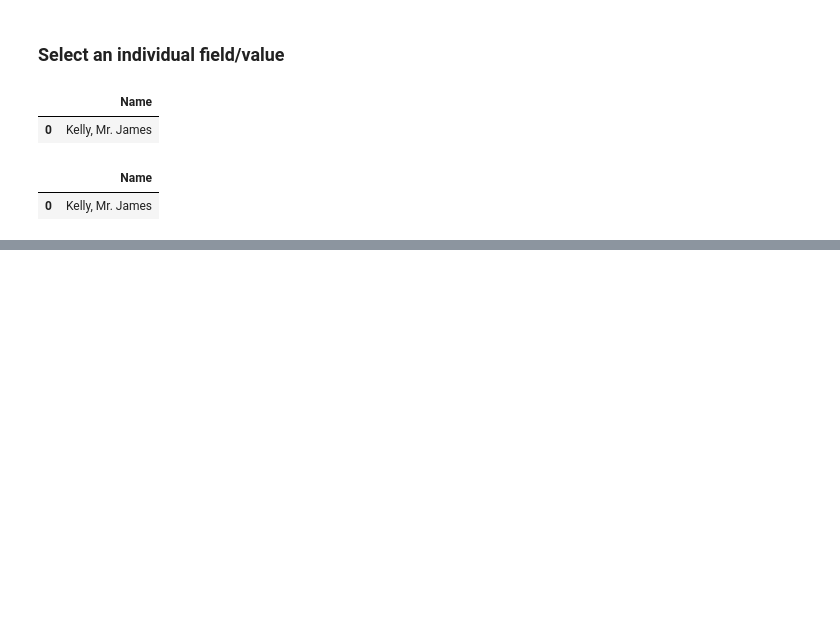
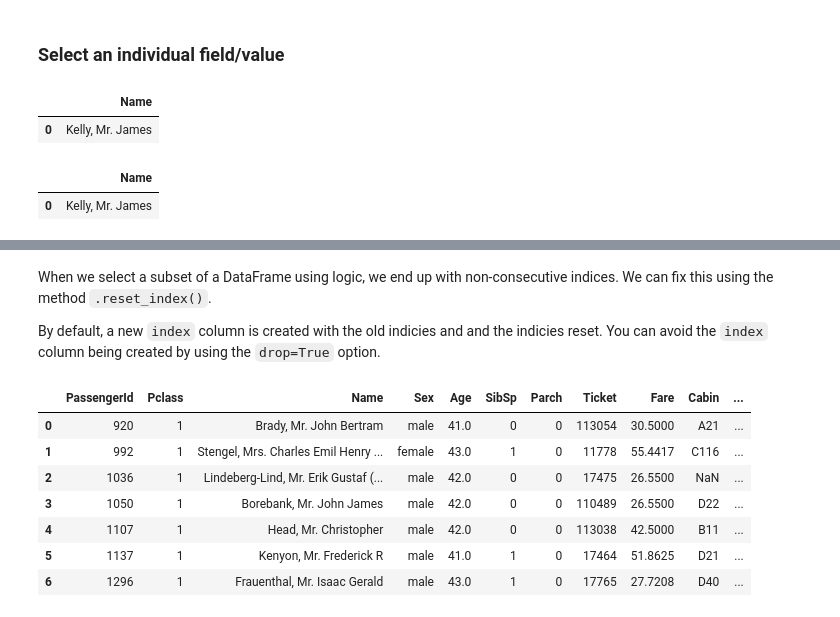
Before and after one commit to TheBoyMoe/DataScience-Repo, a Jupyter notebook: CodeAcademy-Data-Science/05-Pandas/05-pandas-review.ipynb, the cells around one changed output, grey strips where cells are left out. Cells and saved outputs as stored; diff of their text form; code cells hidden in the pictures; blank space fills up the shorter version.

```diff
--- a/CodeAcademy-Data-Science/05-Pandas/05-pandas-review.ipynb
+++ b/CodeAcademy-Data-Science/05-Pandas/05-pandas-review.ipynb
@@ -209,0 +266,15 @@ df.loc[[0], ['Name']]
+# %% [markdown]
+When we select a subset of a DataFrame using logic, we end up with non-consecutive indices. We can fix this using the method `.reset_index()`.
+
+By default, a new `index` column is created with the old indicies and and the indicies reset. You can avoid the `index` column being created by using the `drop=True` option.
+# %%
+df[(df.Age > 40) & (df.Age < 45) & (df.Pclass == 1)].reset_index(drop=True)
+# %% [output]
+|  | PassengerId | Pclass | Name | Sex | Age | SibSp | Parch | Ticket | Fare | Cabin | ... |
+| 0 | 920 | 1 | Brady, Mr. John Bertram | male | 41.0 | 0 | 0 | 113054 | 30.5000 | A21 | ... |
+| 1 | 992 | 1 | Stengel, Mrs. Charles Emil Henry ... | female | 43.0 | 1 | 0 | 11778 | 55.4417 | C116 | ... |
+| 2 | 1036 | 1 | Lindeberg-Lind, Mr. Erik Gustaf (... | male | 42.0 | 0 | 0 | 17475 | 26.5500 | NaN | ... |
+| 3 | 1050 | 1 | Borebank, Mr. John James | male | 42.0 | 0 | 0 | 110489 | 26.5500 | D22 | ... |
+| 4 | 1107 | 1 | Head, Mr. Christopher | male | 42.0 | 0 | 0 | 113038 | 42.5000 | B11 | ... |
+| 5 | 1137 | 1 | Kenyon, Mr. Frederick R | male | 41.0 | 1 | 0 | 17464 | 51.8625 | D21 | ... |
+| 6 | 1296 | 1 | Frauenthal, Mr. Isaac Gerald | male | 43.0 | 1 | 0 | 17765 | 27.7208 | D40 | ... |
```
Also changed, not shown: parts of 7 cells of this notebook, 2 other files.
